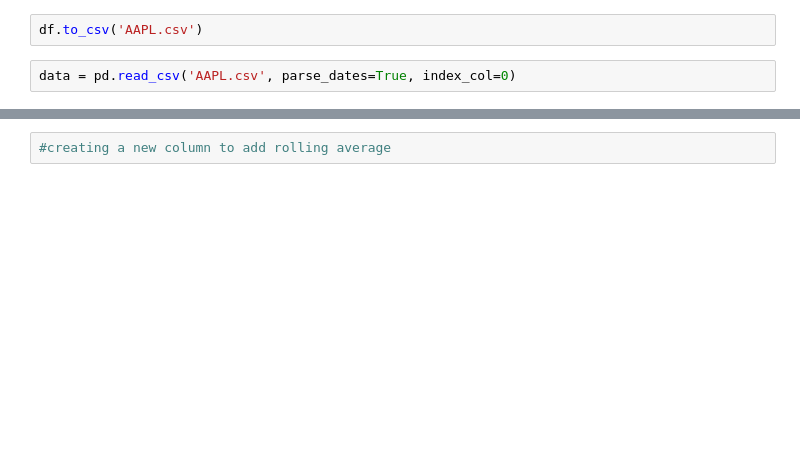
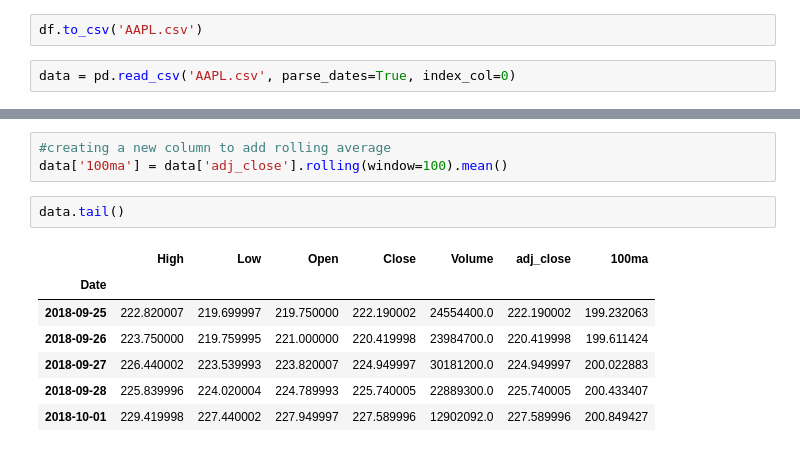
Before and after one commit to KarthikBhaktha/Apple-Stock, a Jupyter notebook: stockpy.ipynb, the cells around one changed output, grey strips where cells are left out. Drawn from its saved outputs; the diff is of its cells as text; blank space fills up the shorter version.

```diff
--- a/stockpy.ipynb
+++ b/stockpy.ipynb
@@ -61,2 +61,13 @@ data[['adj_close','High','Low','Open','Close']].plot()
 # %%
 #creating a new column to add rolling average
+data['100ma'] = data['adj_close'].rolling(window=100).mean()
+# %%
+data.tail()
+# %% [output]
+|  | High | Low | Open | Close | Volume | adj_close | 100ma |
+| Date |  |  |  |  |  |  |  |
+| 2018-09-25 | 222.820007 | 219.699997 | 219.750000 | 222.190002 | 24554400.0 | 222.190002 | 199.232063 |
+| 2018-09-26 | 223.750000 | 219.759995 | 221.000000 | 220.419998 | 23984700.0 | 220.419998 | 199.611424 |
+| 2018-09-27 | 226.440002 | 223.539993 | 223.820007 | 224.949997 | 30181200.0 | 224.949997 | 200.022883 |
+| 2018-09-28 | 225.839996 | 224.020004 | 224.789993 | 225.740005 | 22889300.0 | 225.740005 | 200.433407 |
+| 2018-10-01 | 229.419998 | 227.440002 | 227.949997 | 227.589996 | 12902092.0 | 227.589996 | 200.849427 |
```
Also changed, not shown: parts of 10 cells of this notebook, 1 other file.
